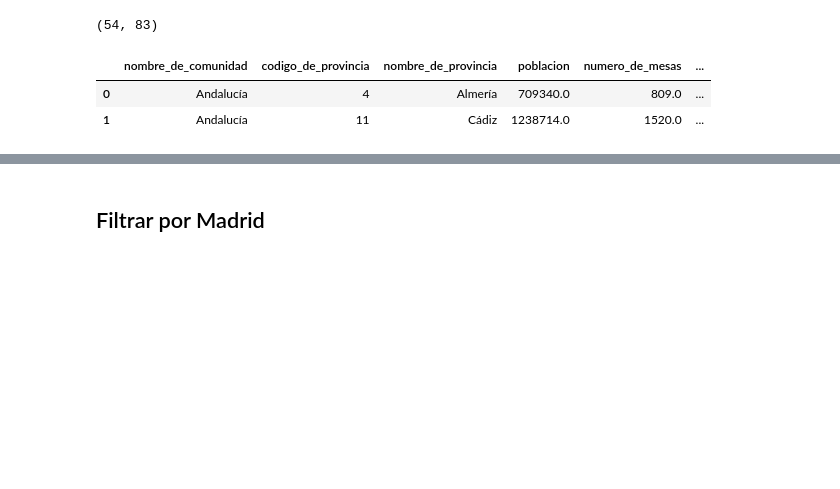
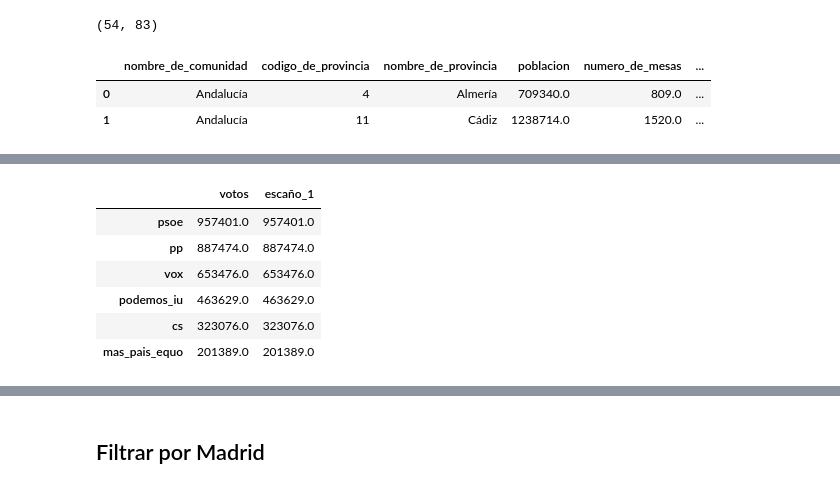
Before and after one commit to Morante-tech/PoliticAI, a Jupyter notebook: privado-articulos/notebooks/region_influyente.ipynb, the cells around one changed output, grey strips where cells are left out. Drawn from its saved outputs; the diff is of its cells as text; code cells hidden in the pictures; blank space fills up the shorter version.

```diff
--- a/privado-articulos/notebooks/region_influyente.ipynb
+++ b/privado-articulos/notebooks/region_influyente.ipynb
@@ -90,0 +130,7 @@ df_provincia.head(2)
+# %%
+
+for idx in range(1,38):
+    parties_T[f'escaño_{idx}'] = parties_T["votos"] / current_votes["acumulado"]
+    max_col = parties_T[f'escaño_{idx}'].idxmax()
+    print(f"escaño {idx}: ", max_col)
+    current_votes.loc[current_votes.index == max_col,"acumulado"] += 1
@@ -90,0 +155,10 @@ df_provincia.head(2)
+# %%
+parties_T
+# %% [output]
+|  | votos | escaño_1 |
+| psoe | 957401.0 | 957401.0 |
+| pp | 887474.0 | 887474.0 |
+| vox | 653476.0 | 653476.0 |
+| podemos_iu | 463629.0 | 463629.0 |
+| cs | 323076.0 | 323076.0 |
+| mas_pais_equo | 201389.0 | 201389.0 |
```
Also changed, not shown: parts of 10 cells of this notebook.
